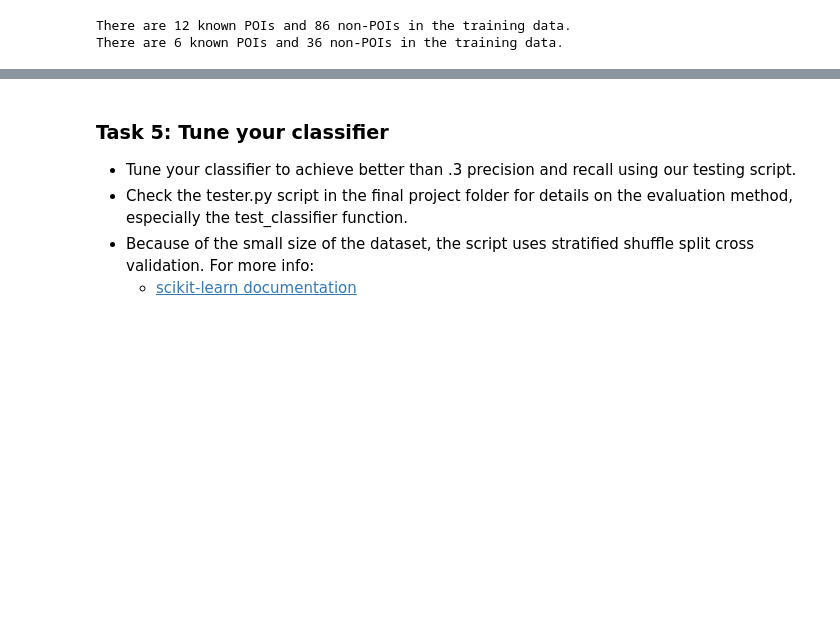
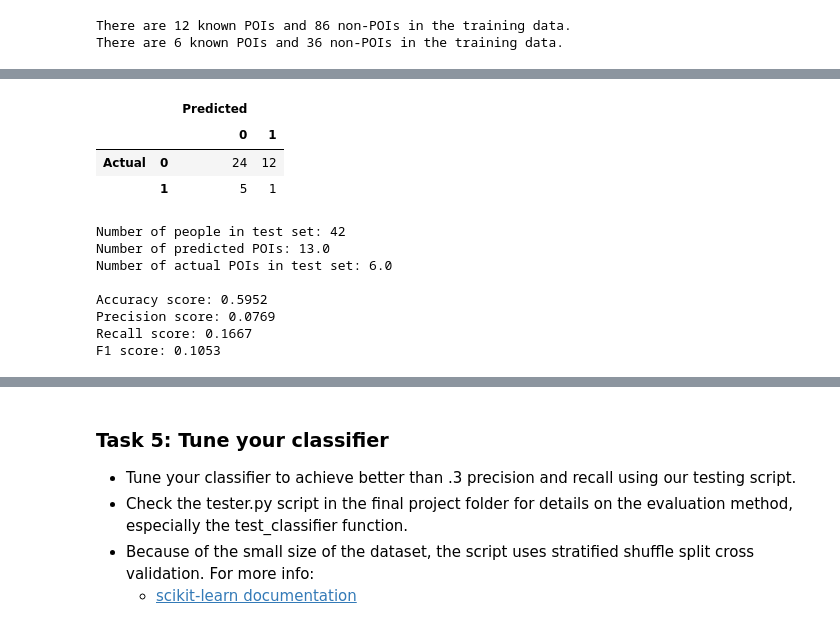
Before and after one commit to gisledb/udacity_nanodegree, a Jupyter notebook: p5_machine_learning/course_files/ud120-projects-master/final_project/poi_id.ipynb, the cells around one changed output, grey strips where cells are left out. Drawn from its saved outputs; the diff is of its cells as text; code cells hidden in the pictures; blank space fills up the shorter version.

```diff
--- a/p5_machine_learning/course_files/ud120-projects-master/final_project/poi_id.ipynb
+++ b/p5_machine_learning/course_files/ud120-projects-master/final_project/poi_id.ipynb
@@ -705,0 +877,16 @@ There are 6 known POIs and 36 non-POIs in the training data.
+# %%
+# Running Decision tree algorithm for all records
+scores_for_classifier(DecisionTreeClassifier(),  feat_train=ft_resampled, lab_train=lt_resampled)
+# %% [output]
+|  |  | Predicted |  |
+|  |  | 0 | 1 |
+| Actual | 0 | 24 | 12 |
+|  | 1 | 5 | 1 |
+Number of people in test set: 42
+Number of predicted POIs: 13.0
+Number of actual POIs in test set: 6.0
+
+Accuracy score: 0.5952
+Precision score: 0.0769
+Recall score: 0.1667
+F1 score: 0.1053
```
Also changed, not shown: parts of 22 cells of this notebook.
